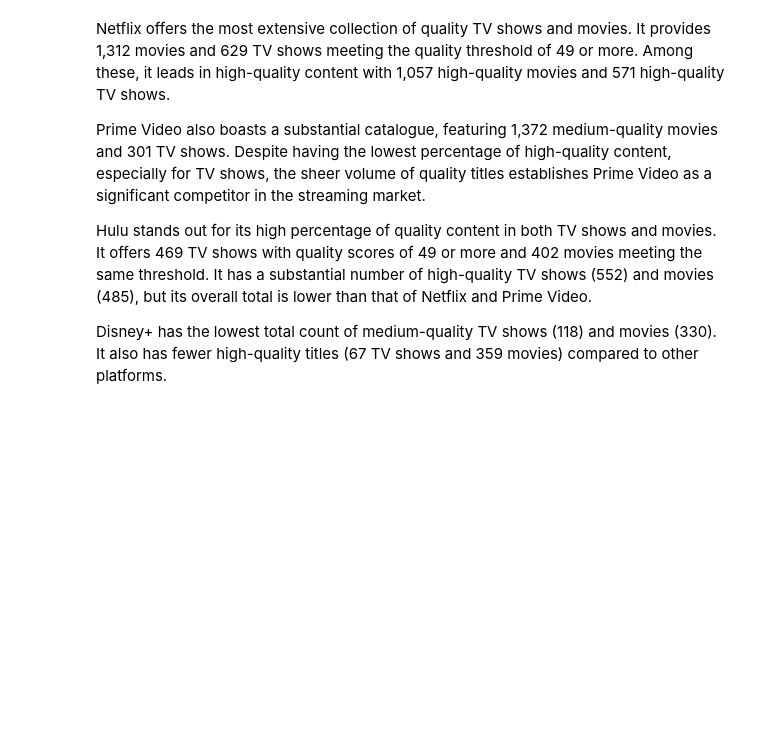
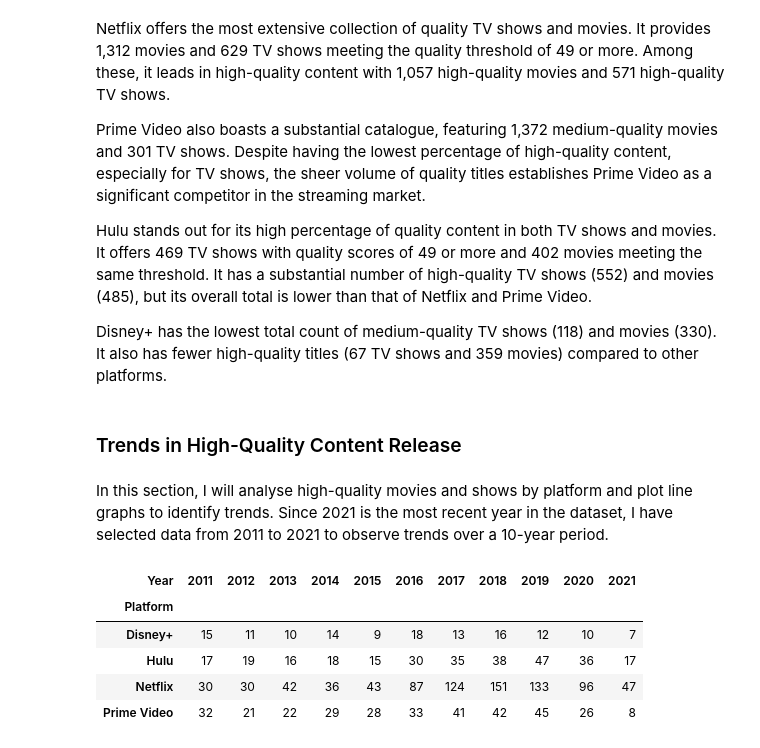
Before and after one commit to G0v1ndD3v/SVoD_Content_Analysis, a Jupyter notebook: SVoD_Analysis.ipynb, the cells around one changed output. Saved outputs shown, nothing was run; the diff lists cells and outputs as text; code cells hidden in the pictures; blank space fills up the shorter version.

```diff
--- a/SVoD_Analysis.ipynb
+++ b/SVoD_Analysis.ipynb
@@ -561,3 +561,18 @@ Prime Video also boasts a substantial catalogue, featuring 1,372 medium-quality
 Hulu stands out for its high percentage of quality content in both TV shows and movies. It offers 469 TV shows with quality scores of 49 or more and 402 movies meeting the same threshold. It has a substantial number of high-quality TV shows (552) and movies (485), but its overall total is lower than that of Netflix and Prime Video.
 
 Disney+ has the lowest total count of medium-quality TV shows (118) and movies (330). It also has fewer high-quality titles (67 TV shows and 359 movies) compared to other platforms.
+# %% [markdown]
+### Trends in High-Quality Content Release
+# %% [markdown]
+In this section, I will analyse high-quality movies and shows by platform and plot line graphs to identify trends. Since 2021 is the most recent year in the dataset, I have selected data from 2011 to 2021 to observe trends over a 10-year period.
+# %%
+high_quality_movies = movies_expanded.query('Year >= 2011 and `Rotten Tomatoes` >= @high_quality_threshold')
+movie_yearly_counts = high_quality_movies.pivot_table(index='Platform', columns='Year', values='Title', aggfunc='size', fill_value=0)
+movie_yearly_counts
+# %% [output]
+| Year | 2011 | 2012 | 2013 | 2014 | 2015 | 2016 | 2017 | 2018 | 2019 | 2020 | 2021 |
+| Platform |  |  |  |  |  |  |  |  |  |  |  |
+| Disney+ | 15 | 11 | 10 | 14 | 9 | 18 | 13 | 16 | 12 | 10 | 7 |
+| Hulu | 17 | 19 | 16 | 18 | 15 | 30 | 35 | 38 | 47 | 36 | 17 |
+| Netflix | 30 | 30 | 42 | 36 | 43 | 87 | 124 | 151 | 133 | 96 | 47 |
+| Prime Video | 32 | 21 | 22 | 29 | 28 | 33 | 41 | 42 | 45 | 26 | 8 |
```
Also changed, not shown: parts of 3 cells of this notebook.
